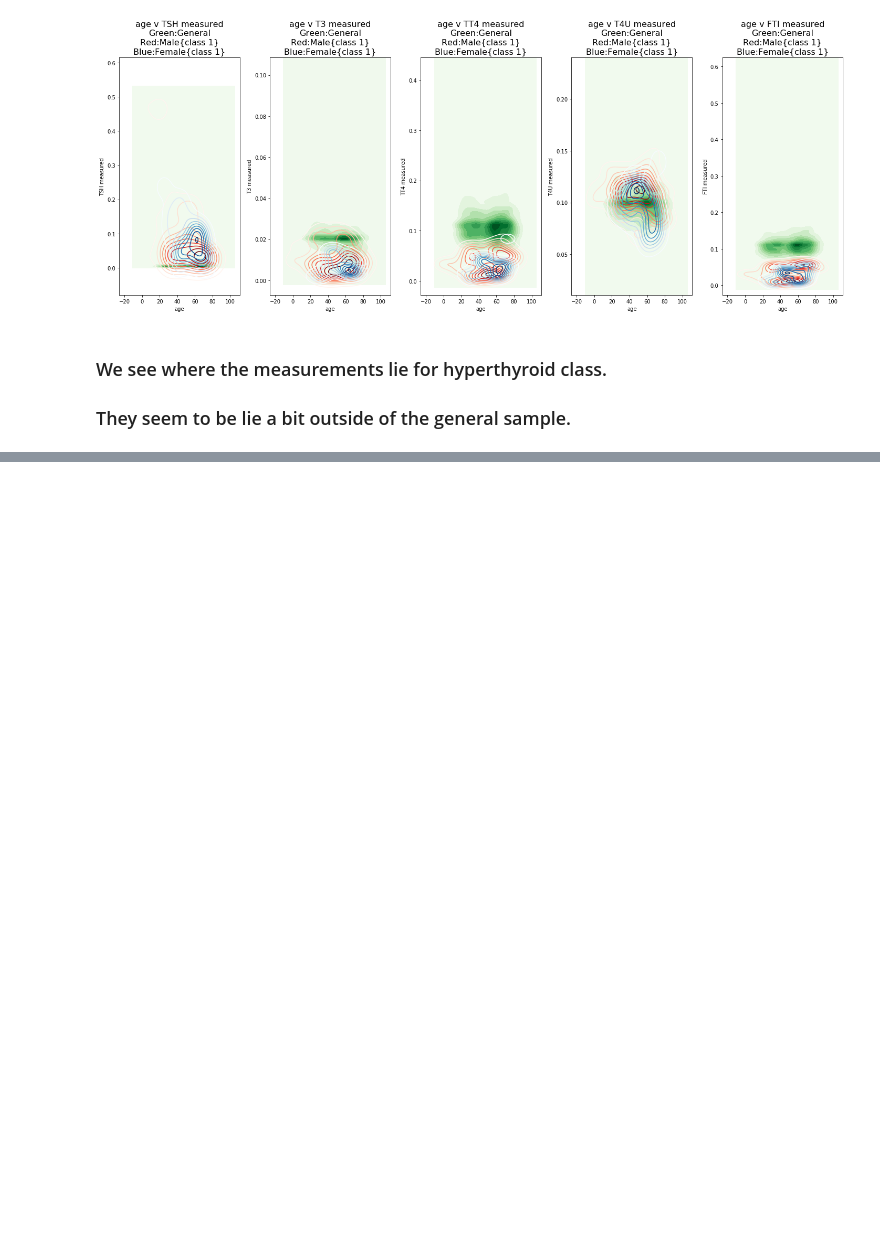
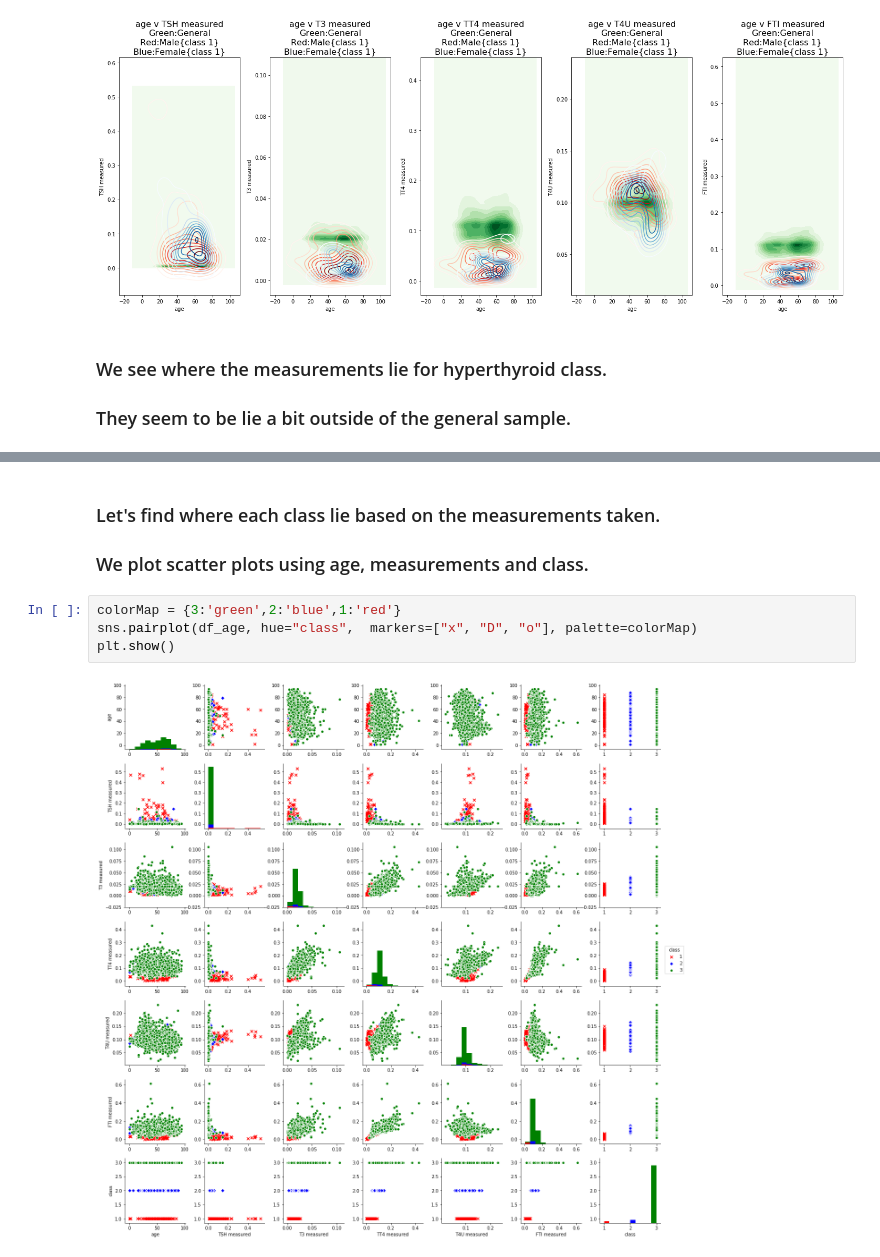
Before and after one commit to rahul7a/thyroid-classification, a Jupyter notebook: StoryTelling/Story_telling_ANN.ipynb, the cells around one changed output, grey strips where cells are left out. Cells and saved outputs as stored; diff of their text form; blank space fills up the shorter version.

```diff
--- a/StoryTelling/Story_telling_ANN.ipynb
+++ b/StoryTelling/Story_telling_ANN.ipynb
@@ -206,0 +235,9 @@ plt.tight_layout()
+# %% [markdown]
+### Let's find where each class lie based on the measurements taken.
+### We plot scatter plots using age, measurements and class.
+# %%
+colorMap = {3:'green',2:'blue',1:'red'}
+sns.pairplot(df_age, hue="class",  markers=["x", "D", "o"], palette=colorMap)
+plt.show()
+# %% [output]
+[figure, added]
```
Also changed, not shown: parts of 10 cells of this notebook.
